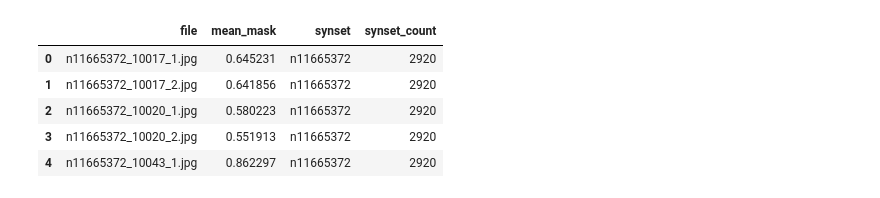
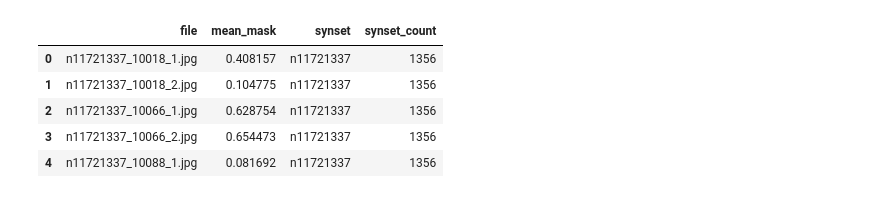
Before and after one commit to NoxMoon/gan_flowers, a Jupyter notebook: imagenet_flowers/resample_image_by_mask.ipynb, the cells around one changed output. Cells and saved outputs as stored; diff of their text form; code cells hidden in the pictures.

```diff
--- a/imagenet_flowers/resample_image_by_mask.ipynb
+++ b/imagenet_flowers/resample_image_by_mask.ipynb
@@ -4,13 +94,13 @@ import matplotlib.pyplot as plt
 # %%
-df = pd.read_csv('mask_pred_dict.csv', header=None, names=['file','mean_mask'])
+df = pd.read_csv('../input/mask_pred_dict.csv', header=None, names=['file','mean_mask'])
 df['synset'] = df['file'].apply(lambda x: x.split('_')[0])
 synset = df.groupby('synset').agg({'file':'count','mean_mask':'mean'}).sort_values('mean_mask', ascending=False)
 df['synset_count'] = df['synset'].map(synset['file'])
 df.head()
 # %% [output]
 |  | file | mean_mask | synset | synset_count |
-| 0 | n11665372_10017_1.jpg | 0.645231 | n11665372 | 2920 |
-| 1 | n11665372_10017_2.jpg | 0.641856 | n11665372 | 2920 |
-| 2 | n11665372_10020_1.jpg | 0.580223 | n11665372 | 2920 |
-| 3 | n11665372_10020_2.jpg | 0.551913 | n11665372 | 2920 |
-| 4 | n11665372_10043_1.jpg | 0.862297 | n11665372 | 2920 |
+| 0 | n11721337_10018_1.jpg | 0.408157 | n11721337 | 1356 |
+| 1 | n11721337_10018_2.jpg | 0.104775 | n11721337 | 1356 |
+| 2 | n11721337_10066_1.jpg | 0.628754 | n11721337 | 1356 |
+| 3 | n11721337_10066_2.jpg | 0.654473 | n11721337 | 1356 |
+| 4 | n11721337_10088_1.jpg | 0.081692 | n11721337 | 1356 |
```
Also changed, not shown: parts of 10 cells of this notebook, 2 other files.
